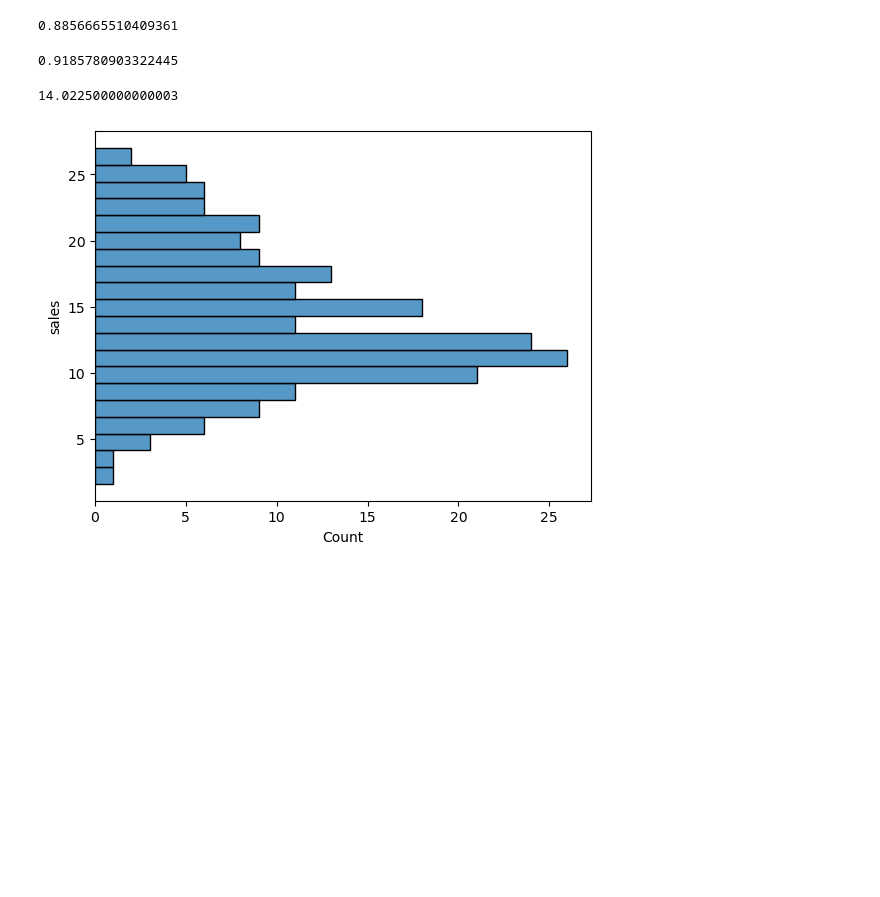
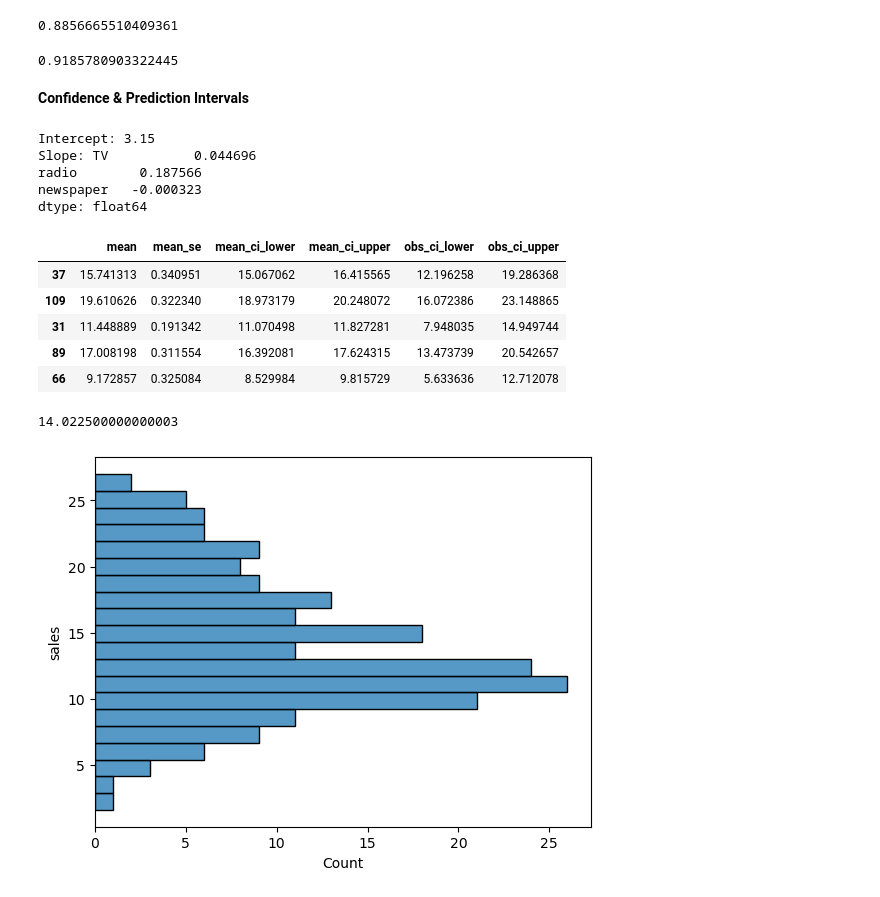
Before and after one commit to elipopovadev/Python-for-Machine-Learning-and-Data-Science-Masterclass, a Jupyter notebook: Machine Learning/Linear Regression/01-Linear-Regression-with-Scitkit-Learn.ipynb, the cells around one changed output. Drawn from its saved outputs; the diff is of its cells as text; code cells hidden in the pictures; blank space fills up the shorter version.

```diff
--- a/Machine Learning/Linear Regression/01-Linear-Regression-with-Scitkit-Learn.ipynb
+++ b/Machine Learning/Linear Regression/01-Linear-Regression-with-Scitkit-Learn.ipynb
@@ -281,6 +281,26 @@ model.score(X_train, y_train)
 model.score(X_test, y_test)
 # %% [output]
 0.9185780903322445
+# %% [markdown]
+__Confidence & Prediction Intervals__
+# %%
+sm_model = sm.OLS(y_train, sm.add_constant(X_train)).fit()
+print(f"Intercept: {sm_model.params[0]:.2f}")
+print(f"Slope: {sm_model.params[1:]}")
+sm_pred = sm_model.get_prediction(sm.add_constant(X_test)).summary_frame(alpha=0.05)
+sm_pred.head()
+# %% [output]
+Intercept: 3.15
+Slope: TV           0.044696
+radio        0.187566
+newspaper   -0.000323
+dtype: float64
+|  | mean | mean_se | mean_ci_lower | mean_ci_upper | obs_ci_lower | obs_ci_upper |
+| 37 | 15.741313 | 0.340951 | 15.067062 | 16.415565 | 12.196258 | 19.286368 |
+| 109 | 19.610626 | 0.322340 | 18.973179 | 20.248072 | 16.072386 | 23.148865 |
+| 31 | 11.448889 | 0.191342 | 11.070498 | 11.827281 | 7.948035 | 14.949744 |
+| 89 | 17.008198 | 0.311554 | 16.392081 | 17.624315 | 13.473739 | 20.542657 |
+| 66 | 9.172857 | 0.325084 | 8.529984 | 9.815729 | 5.633636 | 12.712078 |
 # %%
 df['sales'].mean()
 # %% [output]
```
